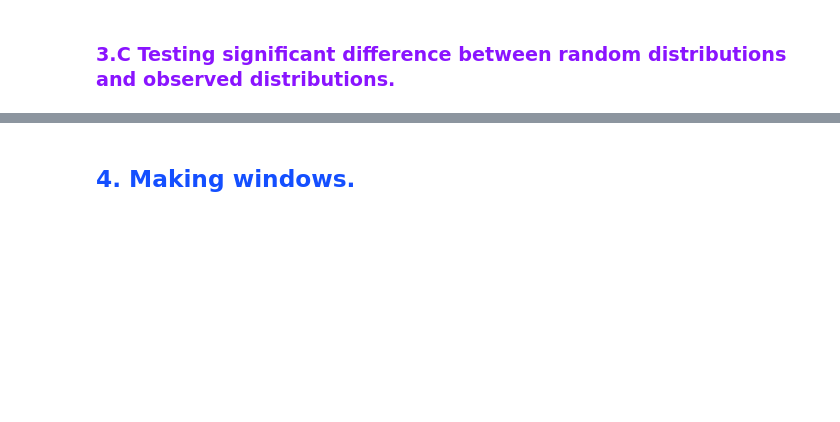
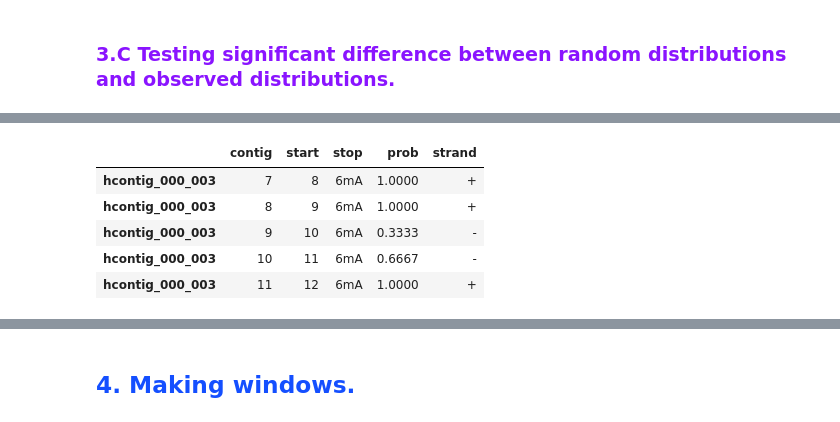
Before and after one commit to BenjaminSchwessinger/Honours_year, a Jupyter notebook: fisher/methylation/BEDtools_analysis.ipynb, the cells around one changed output, grey strips where cells are left out. Cells and saved outputs as stored; diff of their text form; code cells hidden in the pictures; blank space fills up the shorter version.

```diff
--- a/fisher/methylation/BEDtools_analysis.ipynb
+++ b/fisher/methylation/BEDtools_analysis.ipynb
@@ -953,0 +1086,9 @@ for akey, avalue in dict_a.items():
+# %%
+adf.head()
+# %% [output]
+|  | contig | start | stop | prob | strand |
+| hcontig_000_003 | 7 | 8 | 6mA | 1.0000 | + |
+| hcontig_000_003 | 8 | 9 | 6mA | 1.0000 | + |
+| hcontig_000_003 | 9 | 10 | 6mA | 0.3333 | - |
+| hcontig_000_003 | 10 | 11 | 6mA | 0.6667 | - |
+| hcontig_000_003 | 11 | 12 | 6mA | 1.0000 | + |
```
Also changed, not shown: parts of 81 cells of this notebook.
